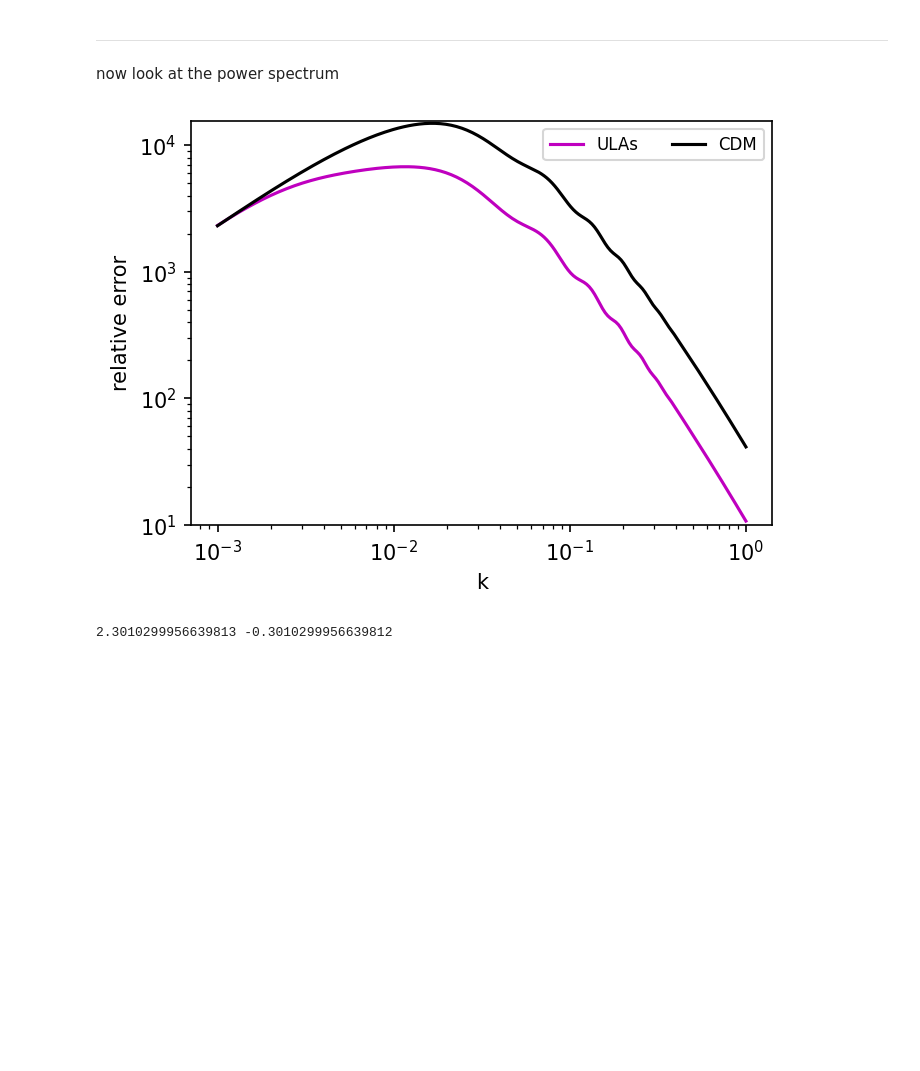
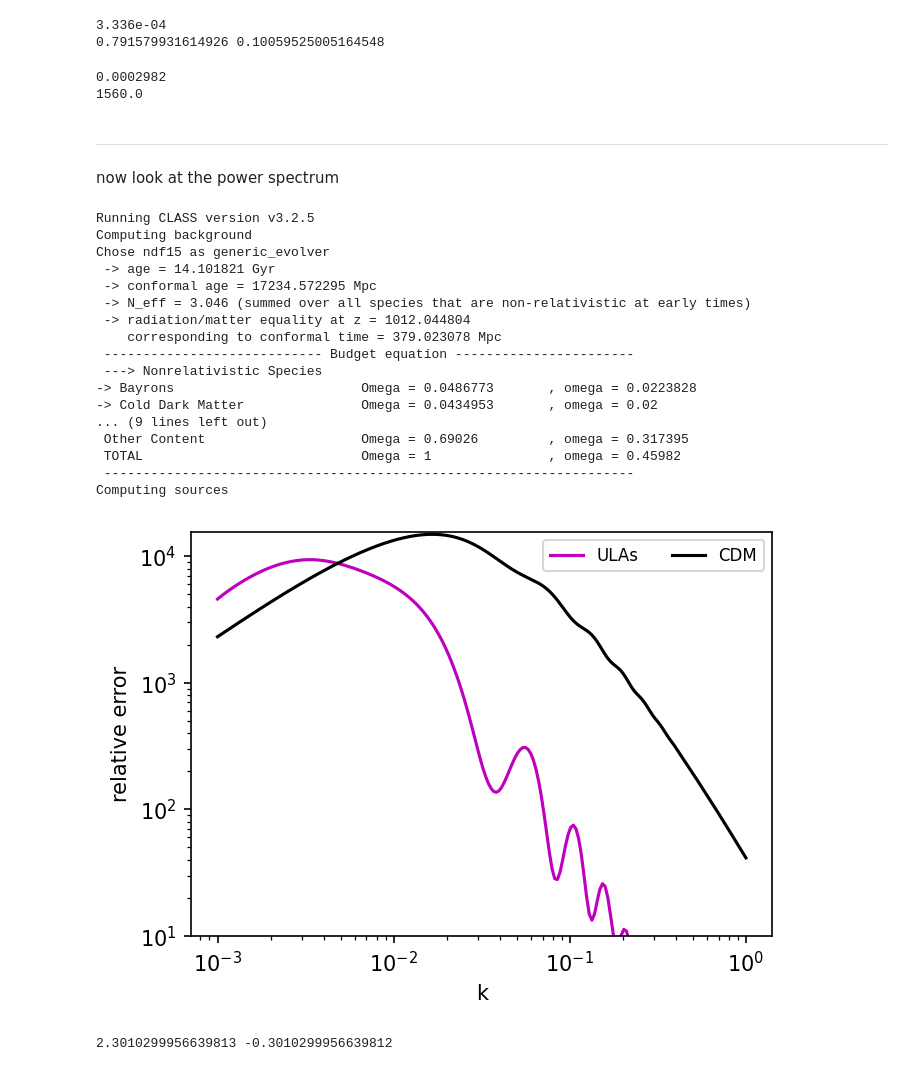
Before and after one commit to fverd/class, a Jupyter notebook: soundsped-scripts/ULAstest_bck_pert.ipynb, the cells around one changed output. Drawn from its saved outputs; the diff is of its cells as text; code cells hidden in the pictures; blank space fills up the shorter version.

```diff
--- a/soundsped-scripts/ULAstest_bck_pert.ipynb
+++ b/soundsped-scripts/ULAstest_bck_pert.ipynb
@@ -112,26 +143,62 @@ plt.show()
+# %%
+H0=Ha_chi_int(1.)
+print(f'{H0/0.67810:.3e}')
+h= 0.67810
+m_ax_eV = 1.e-26
+kJest = np.sqrt(3.336e-04 * h * m_ax_eV * 1.56e29)/h * (0.6666)**0.25
+print(kJest,kJ0p5 )
+# %% [output]
+3.336e-04
+0.791579931614926 0.10059525005164548
+# %%
+# H0=Ha_chi_int(1.)
+print(0.0002982)
+print(1.e-26*1.56e29)
+# kJ0 = np.sqrt(H0 * 1.e-26*1.56e29)/0.67810
+# kJest = kJ0 * (0.6666)**0.25
+# %% [output]
+0.0002982
+1560.0
 # %% [markdown]
 ----
 now look at the power spectrum
 # %%
 kk = np.logspace(-3.,0.,200); h = chiCDM.h(); Pk_list=[]
 for k in kk:
-    Pk_list.append([chiCDM.pk_lin(k*h,0.5)*h**3,pureCDM.pk_lin(k*h,0.5)*h**3]) # function .pk(k,z)
+    Pk_list.append([chiCDM.pk_cb_lin(k*h,0.5)*h**3,pureCDM.pk_lin(k*h,0.5)*h**3]) # function .pk(k,z)
 Pk_list=np.array(Pk_list).T
 
 plt.figure(figsize=(5.,3.5), dpi=150)
 
 plt.plot(kk, Pk_list[0],'m', label=f'ULAs')
 plt.plot(kk, Pk_list[1], 'k', label=f'CDM')
 
 plt.ylim([10,None])
 plt.xscale('log')
 plt.yscale('log')
 plt.xlabel('k')
 plt.ylabel('relative error')
 plt.legend(loc='best', fontsize=8, ncol=2)
 
 plt.show()
 print(np.log10(200),np.log10(0.5))
 # %% [output]
+Running CLASS version v3.2.5
+Computing background
+Chose ndf15 as generic_evolver
+ -> age = 14.101821 Gyr
+ -> conformal age = 17234.572295 Mpc
+ -> N_eff = 3.046 (summed over all species that are non-relativistic at early times)
+ -> radiation/matter equality at z = 1012.044804
+    corresponding to conformal time = 379.023078 Mpc
+ ---------------------------- Budget equation -----------------------
+ ---> Nonrelativistic Species
+-> Bayrons                        Omega = 0.0486773       , omega = 0.0223828
+-> Cold Dark Matter               Omega = 0.0434953       , omega = 0.02
+... (9 lines left out)
+ Other Content                    Omega = 0.69026         , omega = 0.317395
+ TOTAL                            Omega = 1               , omega = 0.45982
+ --------------------------------------------------------------------
+Computing sources
-[figure, old version]
+[figure, new version]
-2.3010299956639813 -0.3010299956639812
+2.3010299956639813 -0.3010299956639812
```
Also changed, not shown: parts of 8 cells of this notebook, 6 other files.
